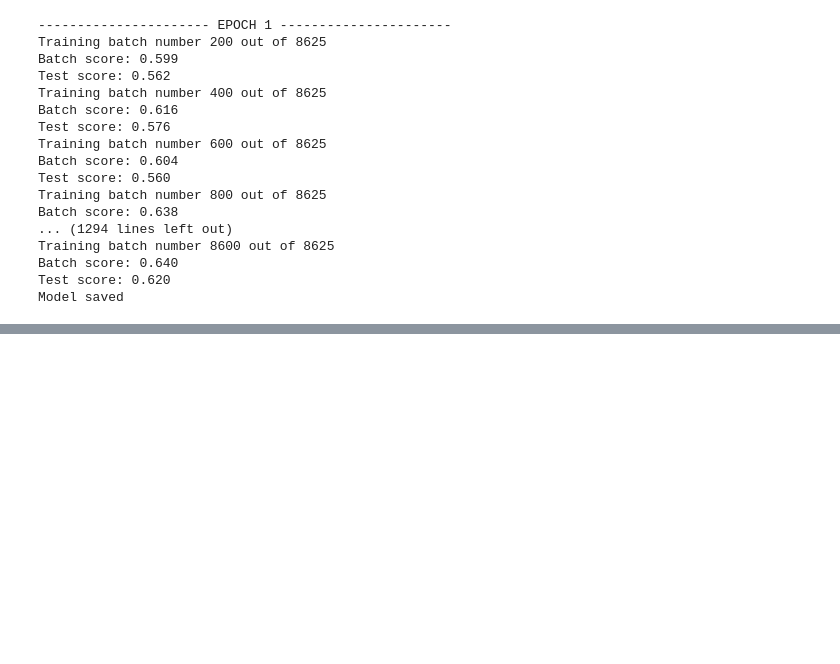
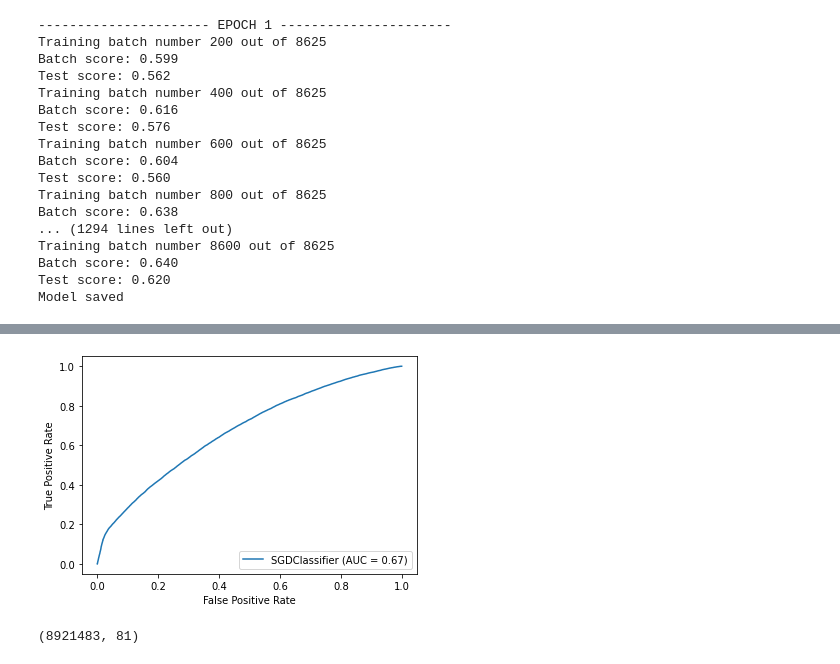
Before and after one commit to rcofrer/MLWR, a Jupyter notebook: Initial_model_tinkering.ipynb, the cells around one changed output, grey strips where cells are left out. Cells and saved outputs as stored; diff of their text form; code cells hidden in the pictures; blank space fills up the shorter version.

```diff
--- a/Initial_model_tinkering.ipynb
+++ b/Initial_model_tinkering.ipynb
@@ -119,0 +198,13 @@ Model saved
+# %%
+with open('/content/gdrive/My Drive/Notebooks Colab/logRegModel_e10.pickle', 'rb') as handle:
+    model = pickle.load(handle)
+# %%
+from sklearn import metrics
+
+metrics.plot_roc_curve(model, xTest, yTest)
+plt.show()
+xTest.shape
+X.shape
+# %% [output]
+[figure, added]
+(8921483, 81)
```
Also changed, not shown: parts of 6 cells of this notebook.
